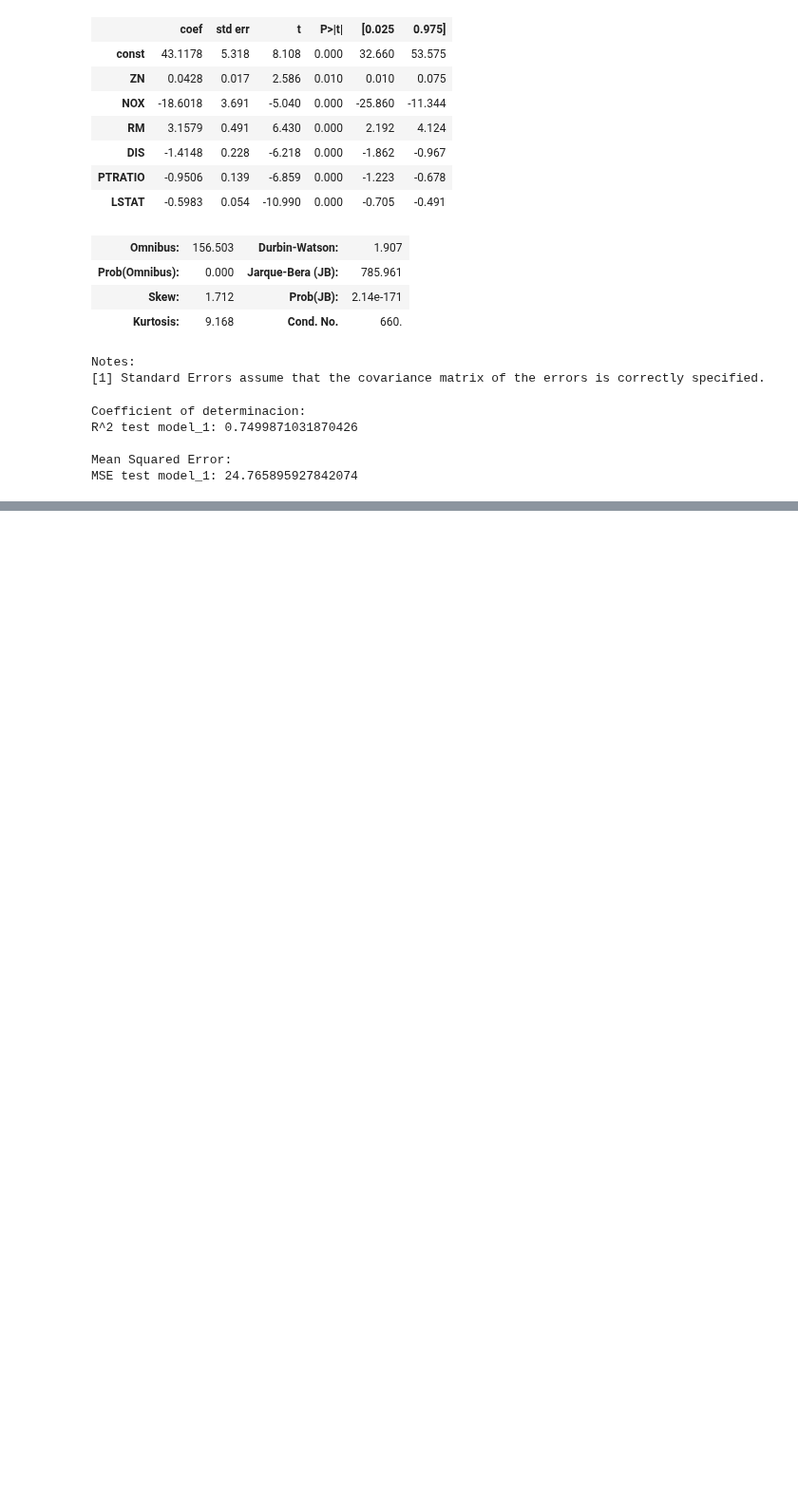
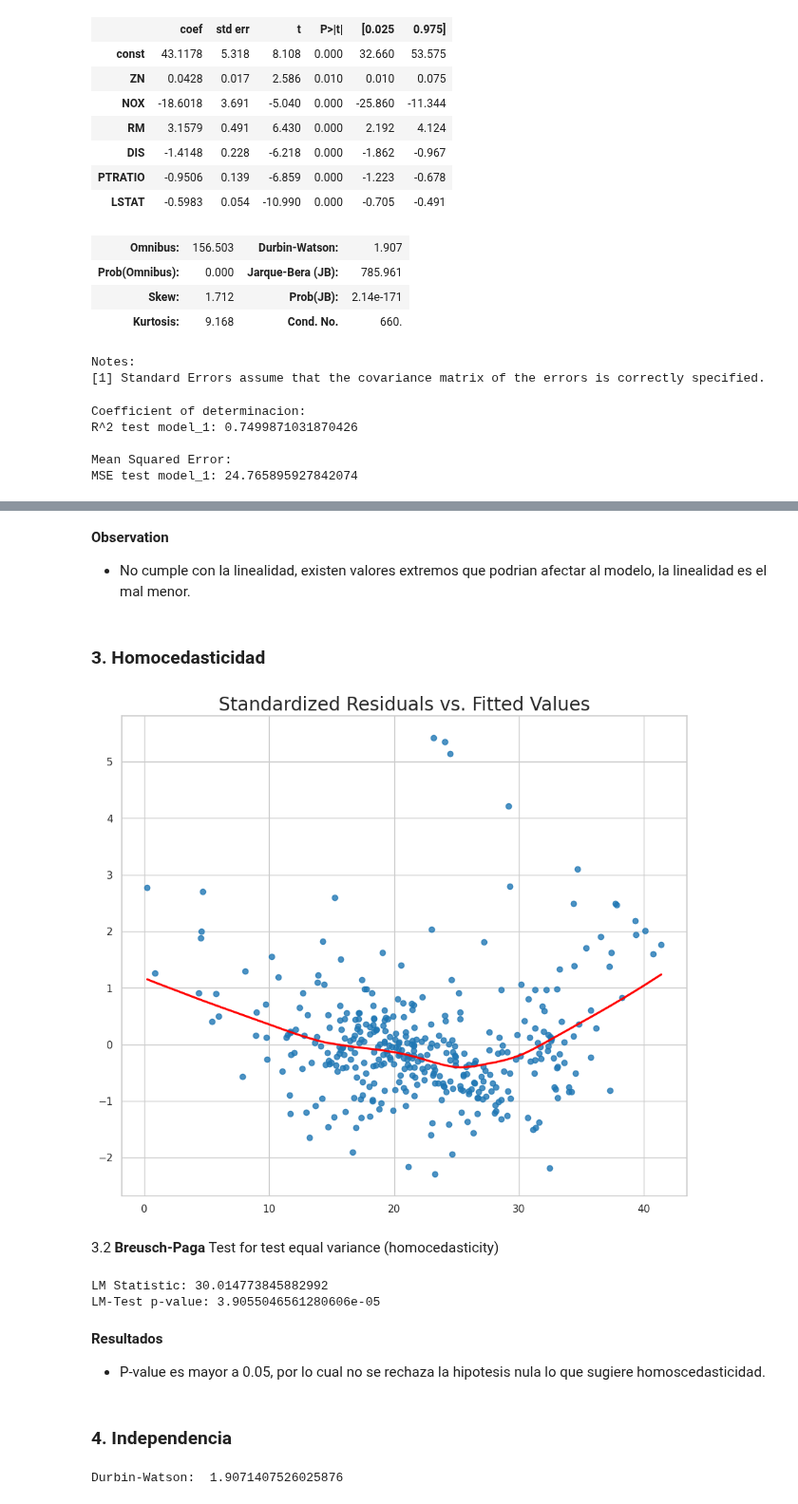
Before and after one commit to antonio-xrp/data-science-path, a Jupyter notebook: data_science_path/notebooks/linear-regression/0.2-regression-multiple-selector-backward.ipynb, the cells around one changed output, grey strips where cells are left out. Shown at 95% size. Drawn from its saved outputs; the diff is of its cells as text; code cells hidden in the pictures; blank space fills up the shorter version.

```diff
--- a/data_science_path/notebooks/linear-regression/0.2-regression-multiple-selector-backward.ipynb
+++ b/data_science_path/notebooks/linear-regression/0.2-regression-multiple-selector-backward.ipynb
@@ -220,0 +263,38 @@ MSE test model_1: 24.765895927842074
+# %% [markdown]
+**Observation**
+- No cumple con la linealidad, existen valores extremos que podrian afectar al modelo, la linealidad es el mal menor.
+# %% [markdown]
+### 3. Homocedasticidad
+# %%
+residuals_std = lin_reg.get_influence().resid_studentized_internal
+
+sns.regplot(
+    data=df,
+    x=fitted_values,
+    y=residuals_std,
+    lowess=True,
+    line_kws={'color': 'red'},
+    ci=None
+);
+plt.title('Standardized Residuals vs. Fitted Values', fontsize=20);
+# %% [output]
+[figure, added]
+# %% [markdown]
+3.2 **Breusch-Paga** Test for test equal variance (homocedasticity)
+# %%
+bp_test = sm.stats.diagnostic.het_breuschpagan(residuals_sm, lin_reg.model.exog)
+
+print(f'LM Statistic: {bp_test[0]}')
+print(f'LM-Test p-value: {bp_test[1]}')
+# %% [output]
+LM Statistic: 30.014773845882992
+LM-Test p-value: 3.9055046561280606e-05
+# %% [markdown]
+**Resultados**
+- P-value es mayor a 0.05, por lo cual no se rechaza la hipotesis nula  lo que sugiere homoscedasticidad.
+# %% [markdown]
+### 4. Independencia
+# %%
+print('Durbin-Watson: ', sm.stats.stattools.durbin_watson(residuals_sm))
+# %% [output]
+Durbin-Watson:  1.9071407526025876
```
Also changed, not shown: parts of 37 cells of this notebook.
